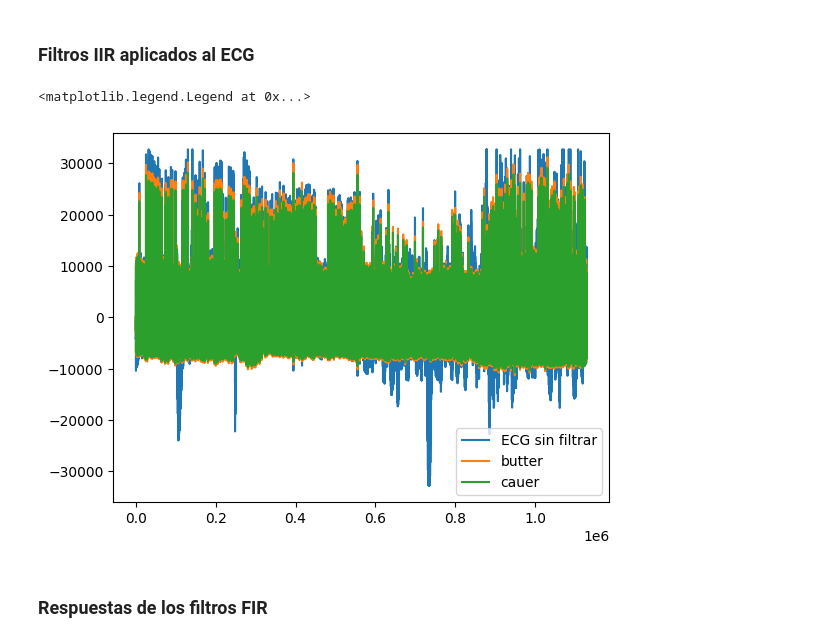
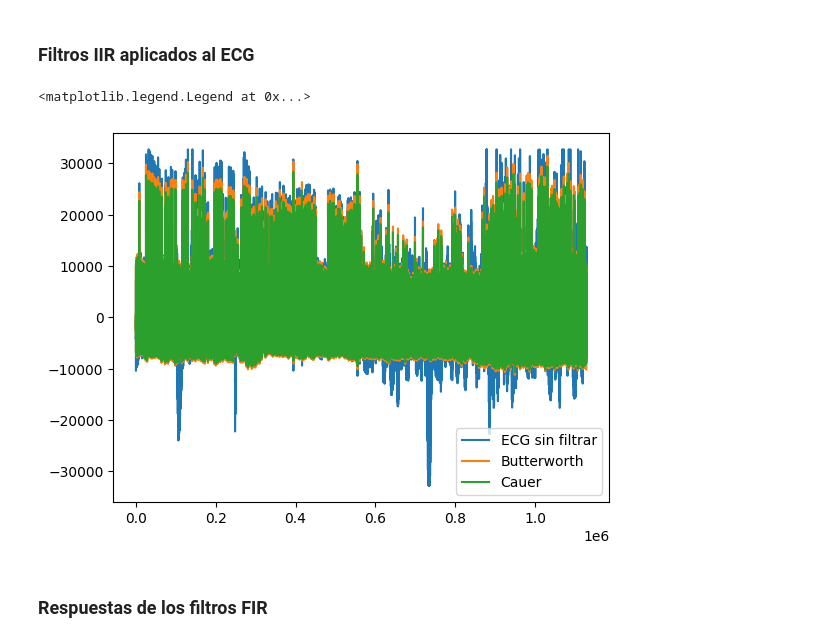
Before and after one commit to NicoSewrjugin/APS, a Jupyter notebook: TS8/TS8-Sewrjugin-Gervasi-UNSAM.ipynb, the cells around one changed output. Cells and saved outputs as stored; diff of their text form; code cells hidden in the pictures.

```diff
--- a/TS8/TS8-Sewrjugin-Gervasi-UNSAM.ipynb
+++ b/TS8/TS8-Sewrjugin-Gervasi-UNSAM.ipynb
@@ -111,23 +125,23 @@ plt.show()
 # %%
 #ECG
 mat_struct = sio.loadmat('./ECG_TP4.mat')
 
 ecg_one_lead = mat_struct['ecg_lead'].flatten()
 N = len(ecg_one_lead)
 cant_muestras = N
 
 
 ecg_filt_butt = signal.sosfiltfilt(mi_sos_butt, ecg_one_lead)
 ecg_filt_cauer = signal.sosfiltfilt(mi_sos_cauer, ecg_one_lead)
 
 plt.figure(5)
 plt.plot(ecg_one_lead, label = 'ECG sin filtrar')
-plt.plot(ecg_filt_butt, label = 'butter')
-plt.plot(ecg_filt_cauer, label = 'cauer')
+plt.plot(ecg_filt_butt, label = 'Butterworth')
+plt.plot(ecg_filt_cauer, label = 'Cauer')
 plt.legend()
 # %% [output]
 <matplotlib.legend.Legend at 0x...>
-[figure, old version]
+[figure, new version]
 # %% [markdown]
 ### Respuestas de los filtros FIR
 # %%
```
Also changed, not shown: parts of 6 cells of this notebook.
